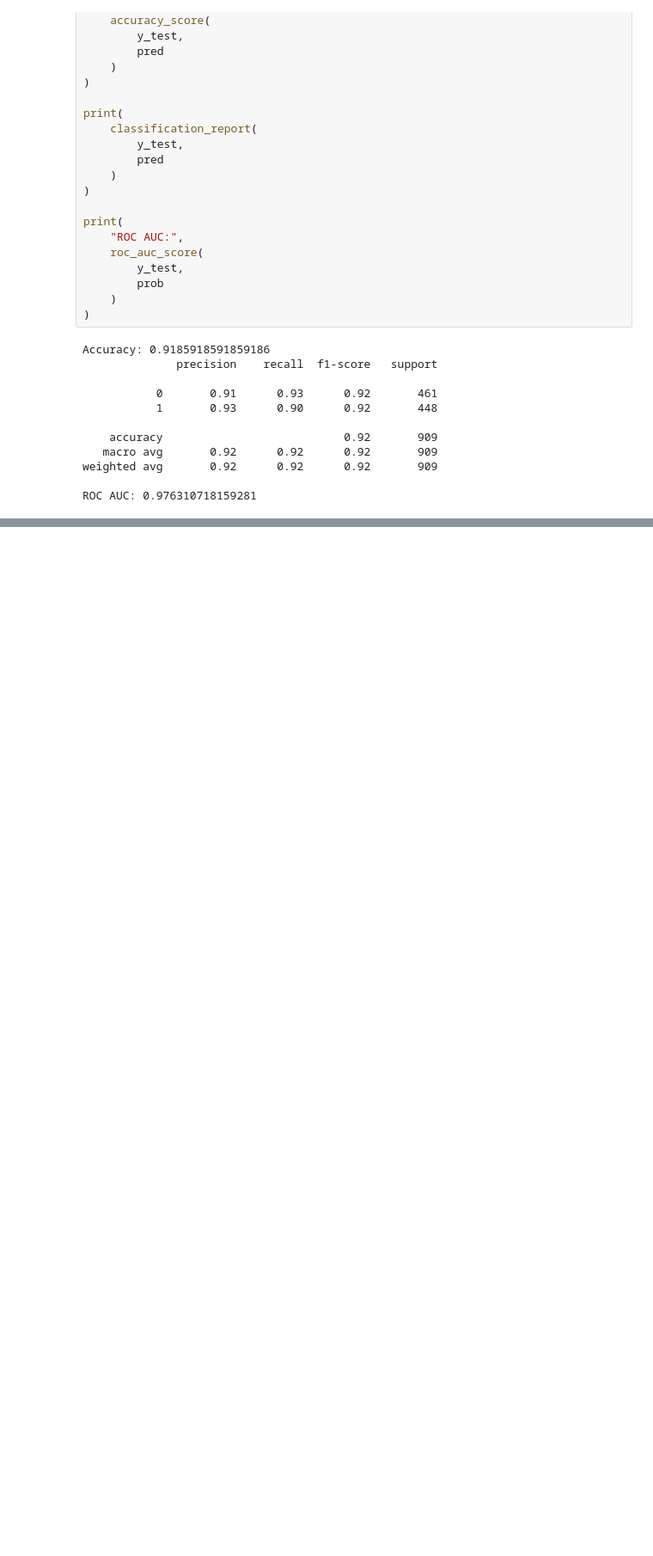
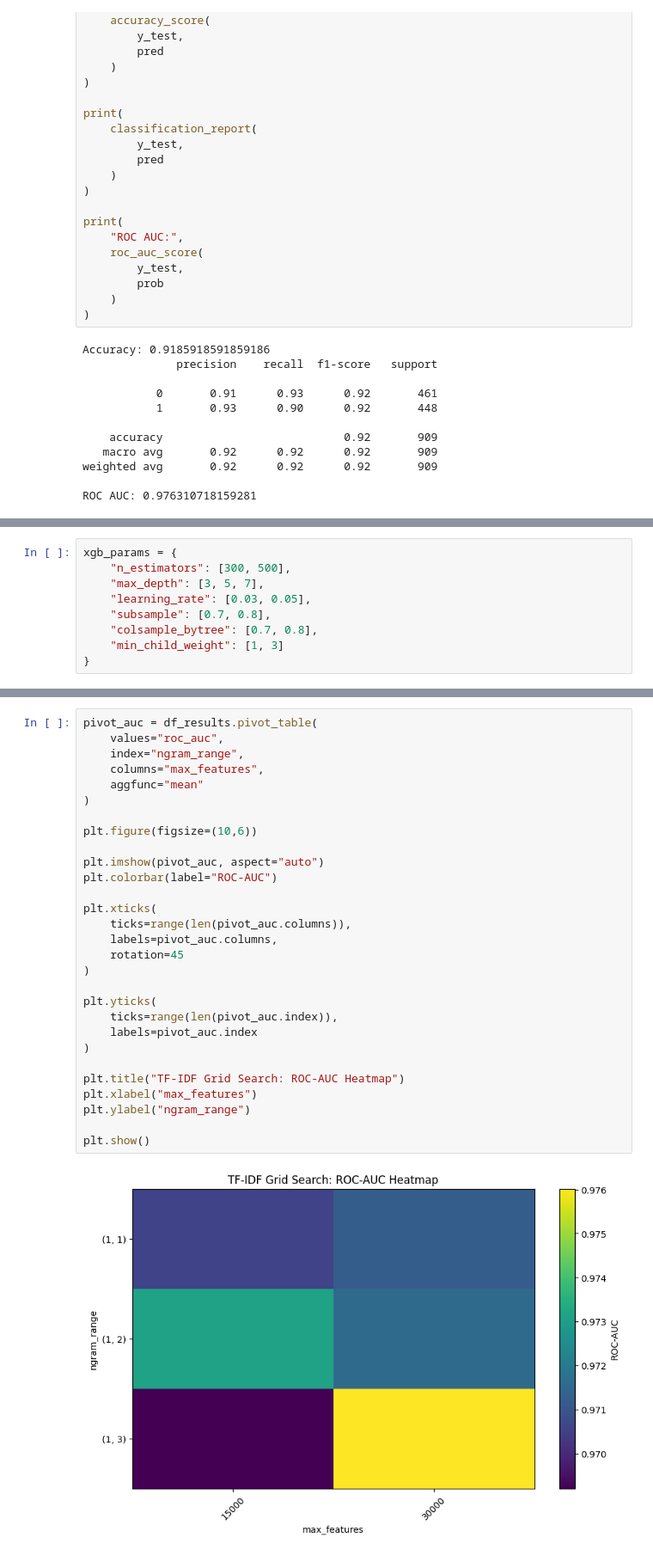
Before and after one commit to Nandni-bit/AI-Fake-News-Detector, a Jupyter notebook: xgboostmodeltraining.ipynb, the cells around one changed output, grey strips where cells are left out. Shown at 86% size. Drawn from its saved outputs; the diff is of its cells as text; blank space fills up the shorter version.

```diff
--- a/xgboostmodeltraining.ipynb
+++ b/xgboostmodeltraining.ipynb
@@ -185,0 +200,9 @@ ROC AUC: 0.976310718159281
+# %%
+xgb_params = {
+    "n_estimators": [300, 500],
+    "max_depth": [3, 5, 7],
+    "learning_rate": [0.03, 0.05],
+    "subsample": [0.7, 0.8],
+    "colsample_bytree": [0.7, 0.8],
+    "min_child_weight": [1, 3]
+}
@@ -185,0 +378,31 @@ ROC AUC: 0.976310718159281
+# %%
+pivot_auc = df_results.pivot_table(
+    values="roc_auc",
+    index="ngram_range",
+    columns="max_features",
+    aggfunc="mean"
+)
+
+plt.figure(figsize=(10,6))
+
+plt.imshow(pivot_auc, aspect="auto")
+plt.colorbar(label="ROC-AUC")
+
+plt.xticks(
+    ticks=range(len(pivot_auc.columns)),
+    labels=pivot_auc.columns,
+    rotation=45
+)
+
+plt.yticks(
+    ticks=range(len(pivot_auc.index)),
+    labels=pivot_auc.index
+)
+
+plt.title("TF-IDF Grid Search: ROC-AUC Heatmap")
+plt.xlabel("max_features")
+plt.ylabel("ngram_range")
+
+plt.show()
+# %% [output]
+[figure, added]
```
Also changed, not shown: parts of 14 cells of this notebook.
